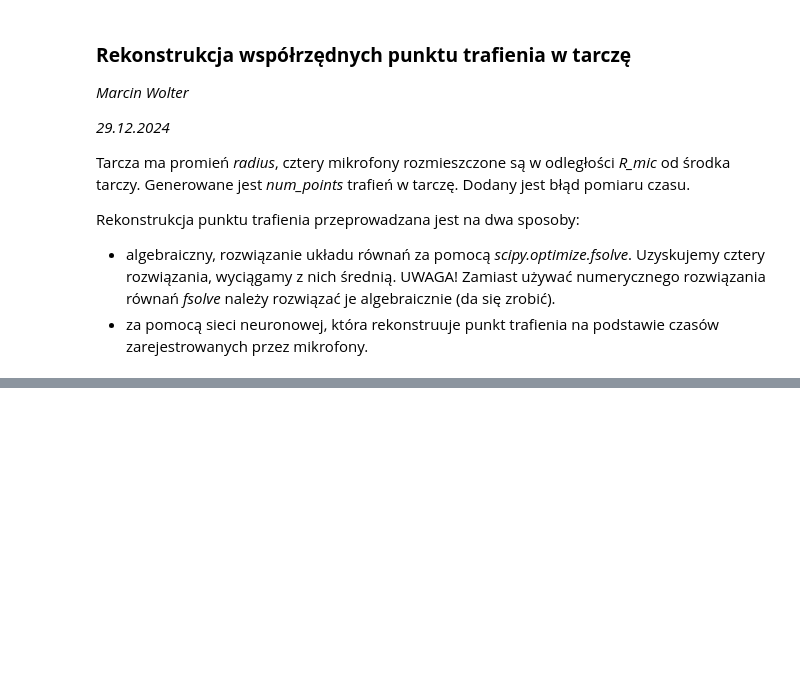
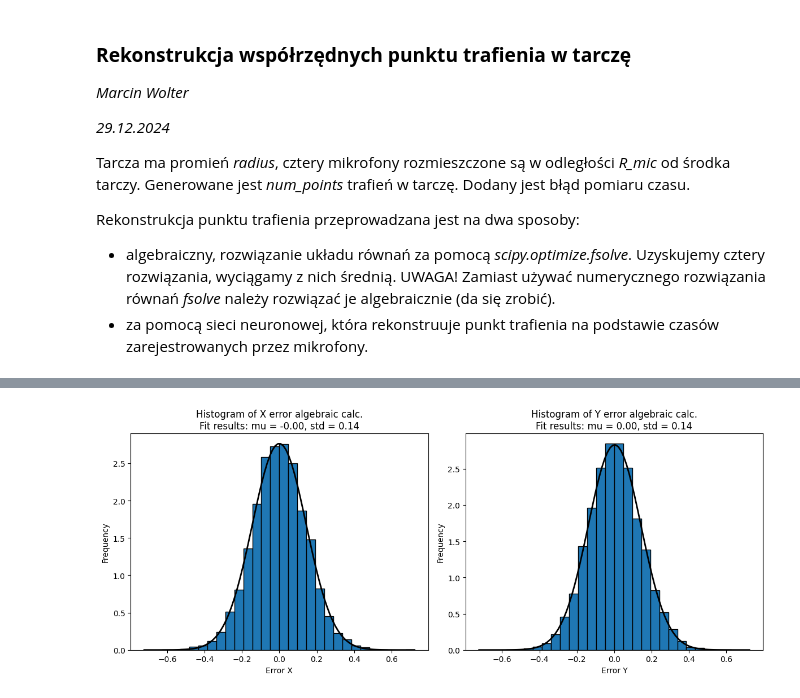
Before and after one commit to marcinwolter/tarcza, a Jupyter notebook: tarcza.ipynb, the cells around one changed output, grey strips where cells are left out. Saved outputs shown, nothing was run; the diff lists cells and outputs as text; code cells hidden in the pictures; blank space fills up the shorter version.

```diff
--- a/tarcza.ipynb
+++ b/tarcza.ipynb
@@ -141 +231,5 @@ def regression(out_measured, out_true):
+# %%
+plot_error(out_pred, out_true, "algebraic calc.")
+# %% [output]
+[figure, added]
 # %%
```
Also changed, not shown: parts of 6 cells of this notebook.
